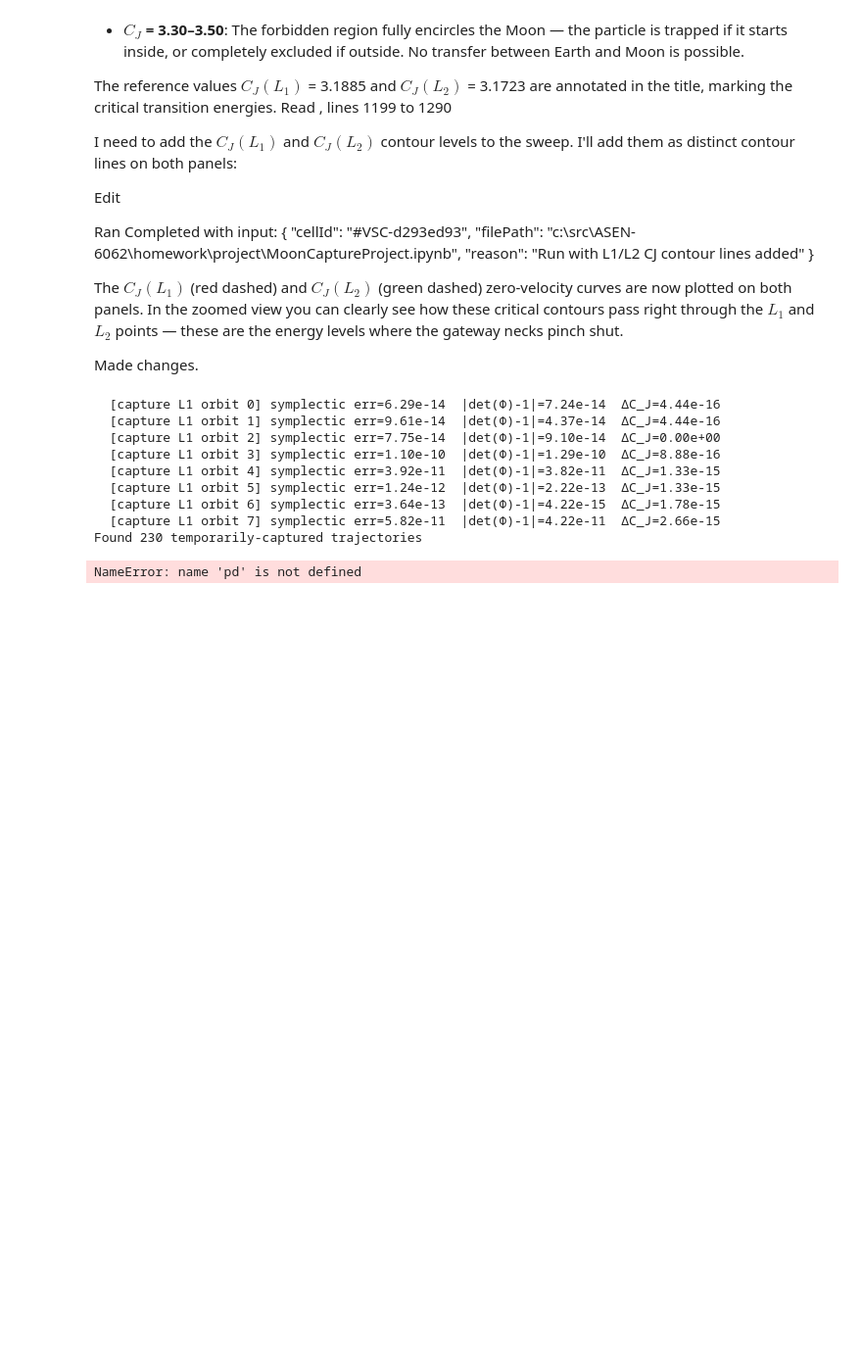
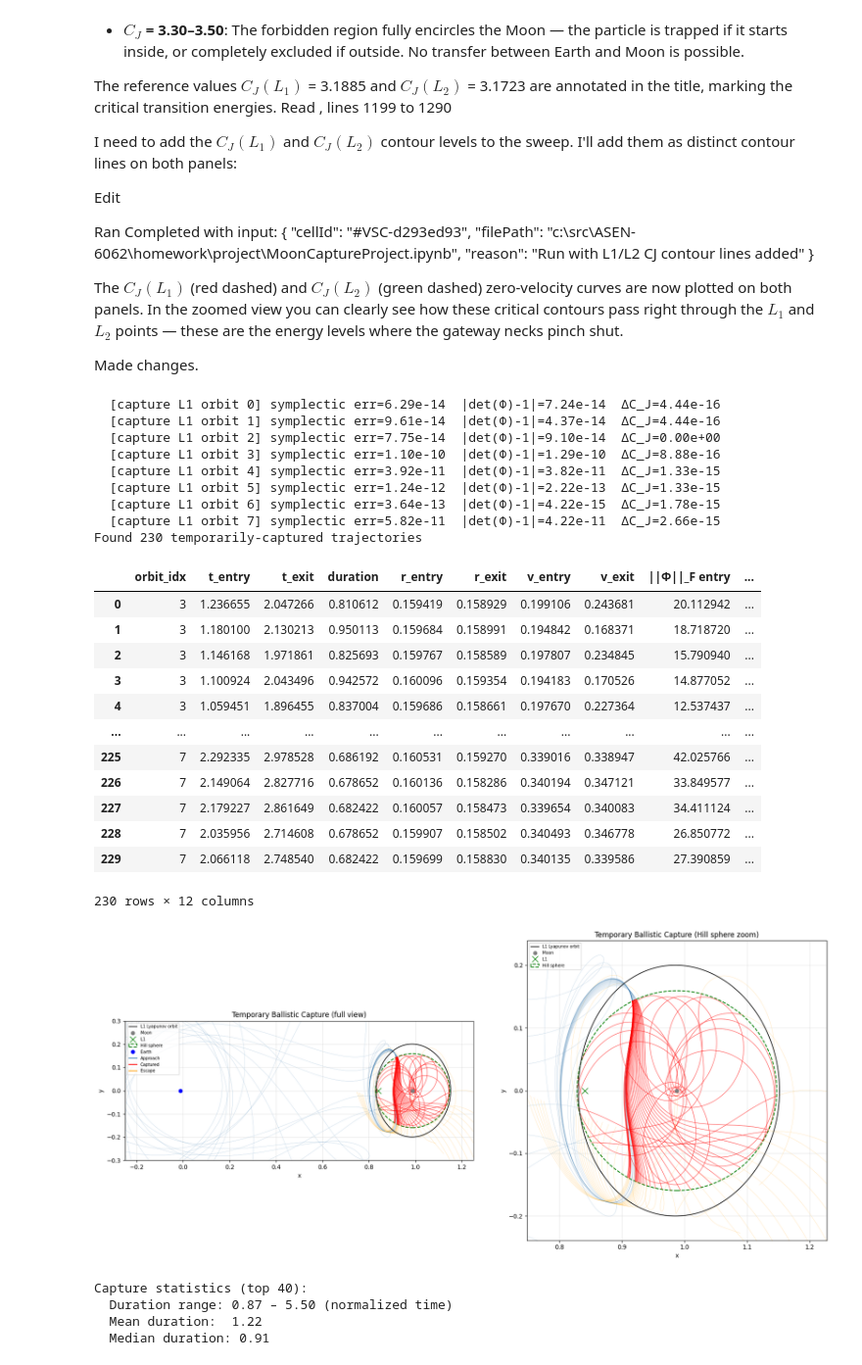
Before and after one commit to aeroNJneer/ASEN-6062, a Jupyter notebook: homework/project/MoonCaptureProject.ipynb, the cells around one changed output. Shown at 98% size. Drawn from its saved outputs; the diff is of its cells as text; code cells hidden in the pictures; blank space fills up the shorter version.

```diff
--- a/homework/project/MoonCaptureProject.ipynb
+++ b/homework/project/MoonCaptureProject.ipynb
@@ -1430,14 +1430,15 @@ for traj_t, traj_x, traj_y, ie, ix, oi in captured_trajs:
         "r_exit":            r_exit,
         "v_entry":           v_entry,
         "v_exit":            v_exit,
-        "||Φ||_F entry":     stm_norm_entry,
-        "||Φ||_F exit":      stm_norm_exit,
-        "d||Φ||_F/dt entry": _stm_norm_rate(t_entry),
-        "d||Φ||_F/dt exit":  _stm_norm_rate(t_exit),
+        "stm_entry":         stm_norm_entry,
+        "stm_exit":          stm_norm_exit,
+        "dstm_entry":        _stm_norm_rate(t_entry),
+        "dstm_exit":         _stm_norm_rate(t_exit),
     })
 
 df_capture = pd.DataFrame(capture_table)
 display(df_capture)
+df_capture.to_csv("capture_data.csv", index=False)
 
 # Sort by capture duration (longest first) and keep the most interesting ones
 captured_trajs.sort(key=lambda c: c[0][c[4]] - c[0][c[3]], reverse=True)
@@ -1501,6 +1502,7 @@ else:
 
 # now pick one interesting captured trajectory in each region (1 that is captured and returned and 1 that is captured and escapes without returning)
 #  and plot the trajectory in the rotating frame alongside (2nd plot) the rate of change in the STM)
+# there should be 4 plots altogether: 2 trajectories (captured and returned / captured and escaped) and 2 corresponding STM rate of change plots
 captured_and_returned = None
 captured_and_escaped = None
 for traj_t, traj_x, traj_y, ie, ix, oi in captured_trajs:
@@ -1537,39 +1539,48 @@ else:
         ax.add_patch(circle_c)
         ax.plot(*pos_moon[:2], 'o', color='gray', ms=5)
         ax.set_title(f'{label} Trajectory')
         ax.set_xlabel('x'); ax.set_ylabel('y')
         ax.set_aspect('equal')
         ax.grid(True, alpha=0.3)
 
         # STM rate of change
         ax = axes[1, col]
         ax.plot(traj[0], stm_dot, linewidth=0.5, alpha=0.6)
         ax.axvline(traj[0][ie], color='green', ls='--', lw=0.8, label='Hill entry')
         ax.axvline(traj[0][ix], color='red', ls='--', lw=0.8, label='Hill exit')
         ax.set_title(f'STM Rate of Change – {label}')
         ax.set_xlabel('Time'); ax.set_ylabel('A matrix elements')
         ax.set_ylim(-100,100)
         ax.legend(fontsize=7)
         ax.grid(True, alpha=0.3)
 
 plt.tight_layout()
 plt.show()
-# save data from pandas dataframe into csv file
-df = pd.DataFrame({
-    'Time': traj[0],
-    'X': traj[1],
-    'Y': traj[2],
-    'STM Rate of Change': stm_dot
-})
-df.to_csv('captured_trajectory_data.csv', index=False)
 # %% [output]
   [capture L1 orbit 0] symplectic err=6.29e-14  |det(Φ)-1|=7.24e-14  ΔC_J=4.44e-16
   [capture L1 orbit 1] symplectic err=9.61e-14  |det(Φ)-1|=4.37e-14  ΔC_J=4.44e-16
   [capture L1 orbit 2] symplectic err=7.75e-14  |det(Φ)-1|=9.10e-14  ΔC_J=0.00e+00
   [capture L1 orbit 3] symplectic err=1.10e-10  |det(Φ)-1|=1.29e-10  ΔC_J=8.88e-16
   [capture L1 orbit 4] symplectic err=3.92e-11  |det(Φ)-1|=3.82e-11  ΔC_J=1.33e-15
   [capture L1 orbit 5] symplectic err=1.24e-12  |det(Φ)-1|=2.22e-13  ΔC_J=1.33e-15
   [capture L1 orbit 6] symplectic err=3.64e-13  |det(Φ)-1|=4.22e-15  ΔC_J=1.78e-15
   [capture L1 orbit 7] symplectic err=5.82e-11  |det(Φ)-1|=4.22e-11  ΔC_J=2.66e-15
 Found 230 temporarily-captured trajectories
+|  | orbit_idx | t_entry | t_exit | duration | r_entry | r_exit | v_entry | v_exit | ||Φ||_F entry | ... |
+| 0 | 3 | 1.236655 | 2.047266 | 0.810612 | 0.159419 | 0.158929 | 0.199106 | 0.243681 | 20.112942 | ... |
+| 1 | 3 | 1.180100 | 2.130213 | 0.950113 | 0.159684 | 0.158991 | 0.194842 | 0.168371 | 18.718720 | ... |
+| 2 | 3 | 1.146168 | 1.971861 | 0.825693 | 0.159767 | 0.158589 | 0.197807 | 0.234845 | 15.790940 | ... |
+| 3 | 3 | 1.100924 | 2.043496 | 0.942572 | 0.160096 | 0.159354 | 0.194183 | 0.170526 | 14.877052 | ... |
+| 4 | 3 | 1.059451 | 1.896455 | 0.837004 | 0.159686 | 0.158661 | 0.197670 | 0.227364 | 12.537437 | ... |
+| ... | ... | ... | ... | ... | ... | ... | ... | ... | ... | ... |
+| 225 | 7 | 2.292335 | 2.978528 | 0.686192 | 0.160531 | 0.159270 | 0.339016 | 0.338947 | 42.025766 | ... |
+| 226 | 7 | 2.149064 | 2.827716 | 0.678652 | 0.160136 | 0.158286 | 0.340194 | 0.347121 | 33.849577 | ... |
+| 227 | 7 | 2.179227 | 2.861649 | 0.682422 | 0.160057 | 0.158473 | 0.339654 | 0.340083 | 34.411124 | ... |
+| 228 | 7 | 2.035956 | 2.714608 | 0.678652 | 0.159907 | 0.158502 | 0.340493 | 0.346778 | 26.850772 | ... |
+| 229 | 7 | 2.066118 | 2.748540 | 0.682422 | 0.159699 | 0.158830 | 0.340135 | 0.339586 | 27.390859 | ... |
-NameError: name 'pd' is not defined
+230 rows × 12 columns
+[figure, added]
+Capture statistics (top 40):
+  Duration range: 0.87 – 5.50 (normalized time)
+  Mean duration:  1.22
+  Median duration: 0.91
```
Also changed, not shown: parts of 2 cells of this notebook, 13 other files.
